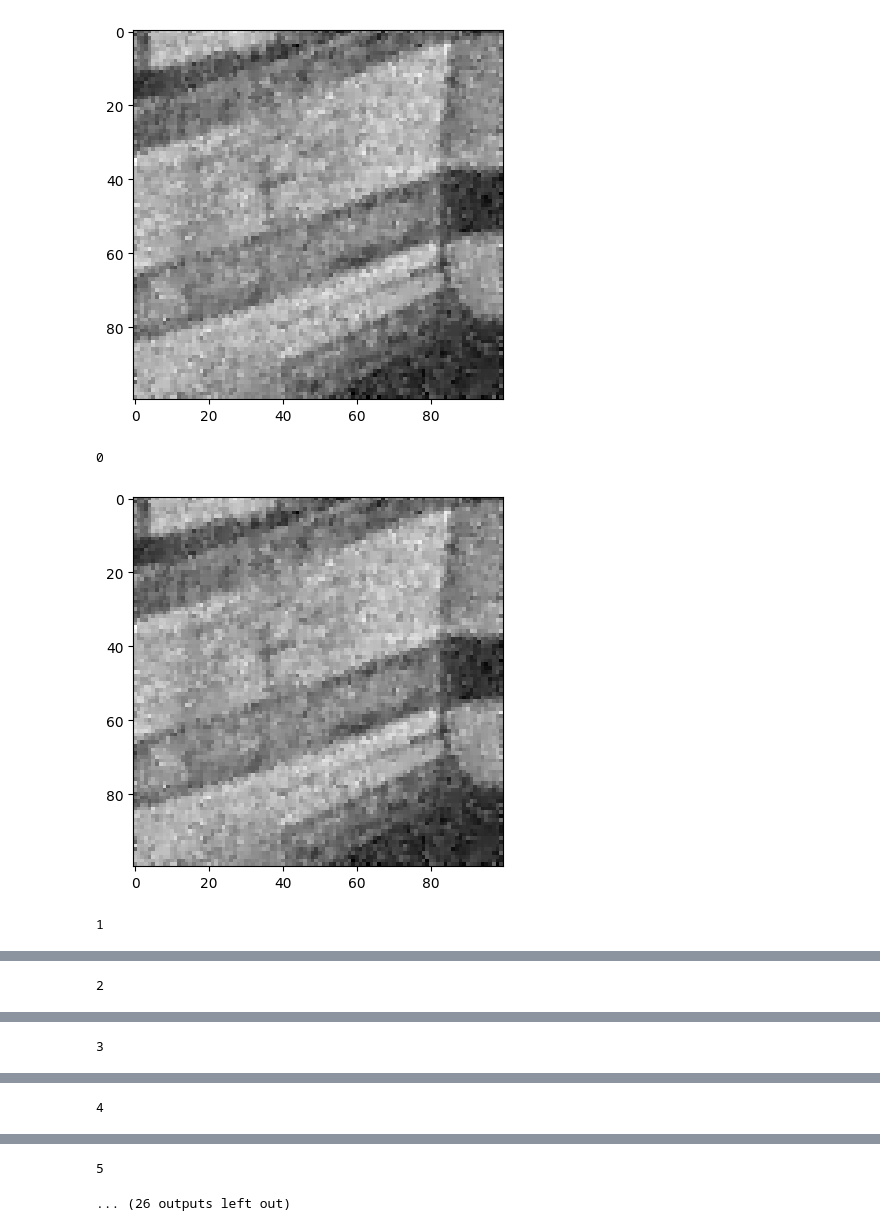
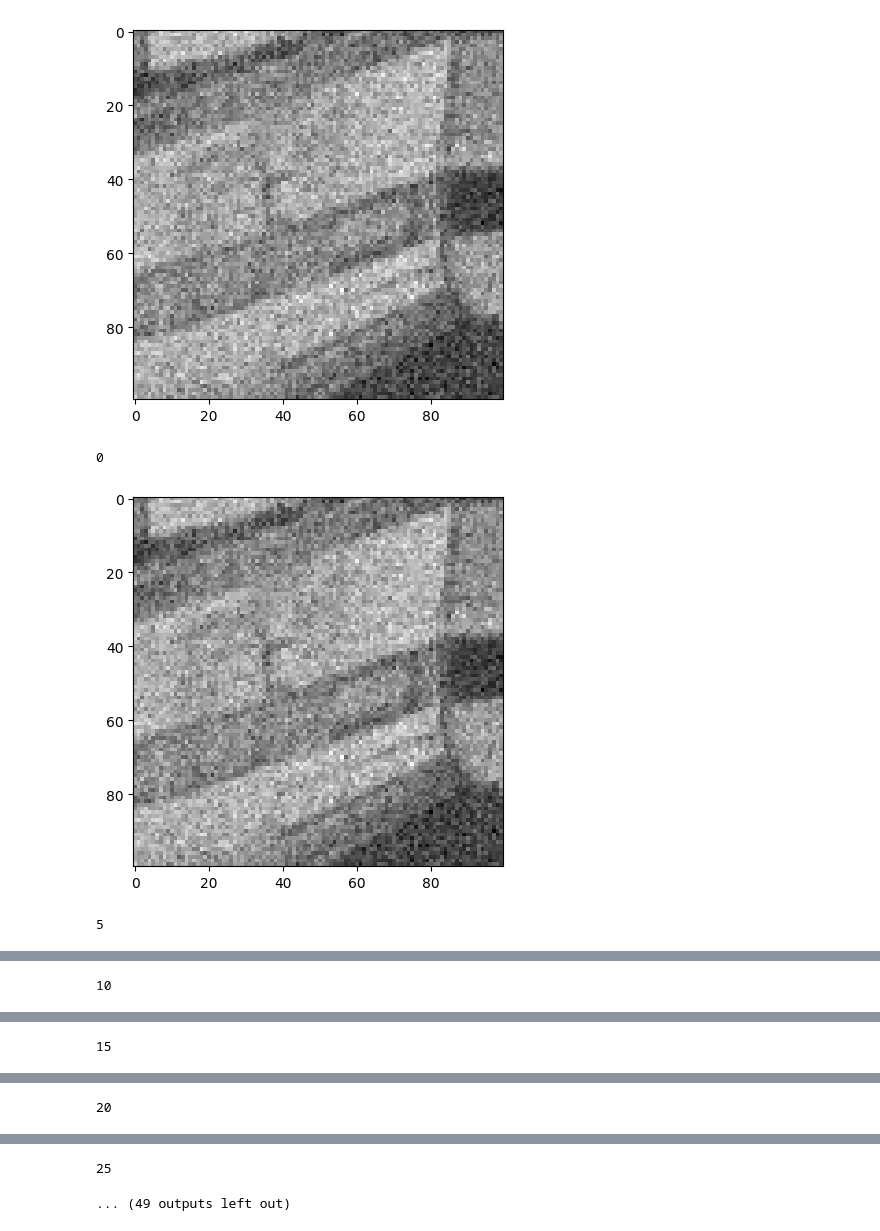
Before and after one commit to AlexDom513/ECE-6560-Final-Project, a Jupyter notebook: code/Sigmoid.ipynb, the cells around one changed output, grey strips where cells are left out. Drawn from its saved outputs; the diff is of its cells as text; code cells hidden in the pictures.

```diff
--- a/code/Sigmoid.ipynb
+++ b/code/Sigmoid.ipynb
@@ -69,37 +69,37 @@ def dDy_LIy(k,a,c,Ix_i,Iy_i,Iyy_i,Ixy_i):
   return (k/a) * ( Iyy_i*gradient(Ix_i,Iy_i,-.5) - Iy_i*gradient(Ix_i,Iy_i,-1.5) * (Ix_i*Ixy_i + Iy_i*Iyy_i) * (e_sigma(a,Ix_i,Iy_i,c)/ ((1+e_sigma(a,Ix_i,Iy_i,c))**2)) +
                    Iy_i*gradient(Ix_i,Iy_i,-.5) * (-1/a) * e_sigma(a,Ix_i,Iy_i,c) * gradient(Ix_i,Iy_i,-.5) * (Ix_i*Ixy_i + Iy_i*Iyy_i) * ( (1/(1+e_sigma(a,Ix_i,Iy_i,c))**2) + e_sigma(a,Ix_i,Iy_i,c) * (-2) * ((1+e_sigma(a,Ix_i,Iy_i,c))**-3) ))
 # %%
-a = 170
-c = 680
-k = 1130
+a = 500
+c = 240
+k = 1600
 E = 4
 I = img
 timestep = .025
 plt.imshow(I,cmap='gray')
 plt.show()
 
 # iterate through all the pixels in the image
 for iter in range(150):
   for i in range(1,I.shape[0]-1):
     for j in range(1,I.shape[1]-1):
 
       # compute partial derivatives
       Ix_val  = Ix(I,i,j)
       Iy_val  = Iy(I,i,j)
       Ixx_val = Ixx(I,i,j)
       Iyy_val = Iyy(I,i,j)
       Ixy_val = Ixy(I,i,j)
 
       # compute update
       I[i,j] = I[i,j] + timestep * (dDx_LIx(k,a,c,Ix_val,Iy_val,Ixx_val,Ixy_val) +
                                     dDy_LIy(k,a,c,Ix_val,Iy_val,Iyy_val,Ixy_val))
 
-  if (iter % 1 == 0):
+  if (iter % 5 == 0):
     print(iter)
     plt.imshow(I,cmap='gray')
     plt.show()
 # %% [output]
-[figure, old version]
+[figure, new version]
 0
-[figure, old version]
+[figure, new version]
-1
+5
@@ -107 +107 @@ for iter in range(150):
-2
+10
@@ -109 +109 @@ for iter in range(150):
-3
+15
@@ -111 +111 @@ for iter in range(150):
-4
+20
@@ -113,2 +113,2 @@ for iter in range(150):
-5
+25
-... (26 outputs left out)
+... (49 outputs left out)
```
Also changed, not shown: parts of 2 cells of this notebook, 11 other files.
